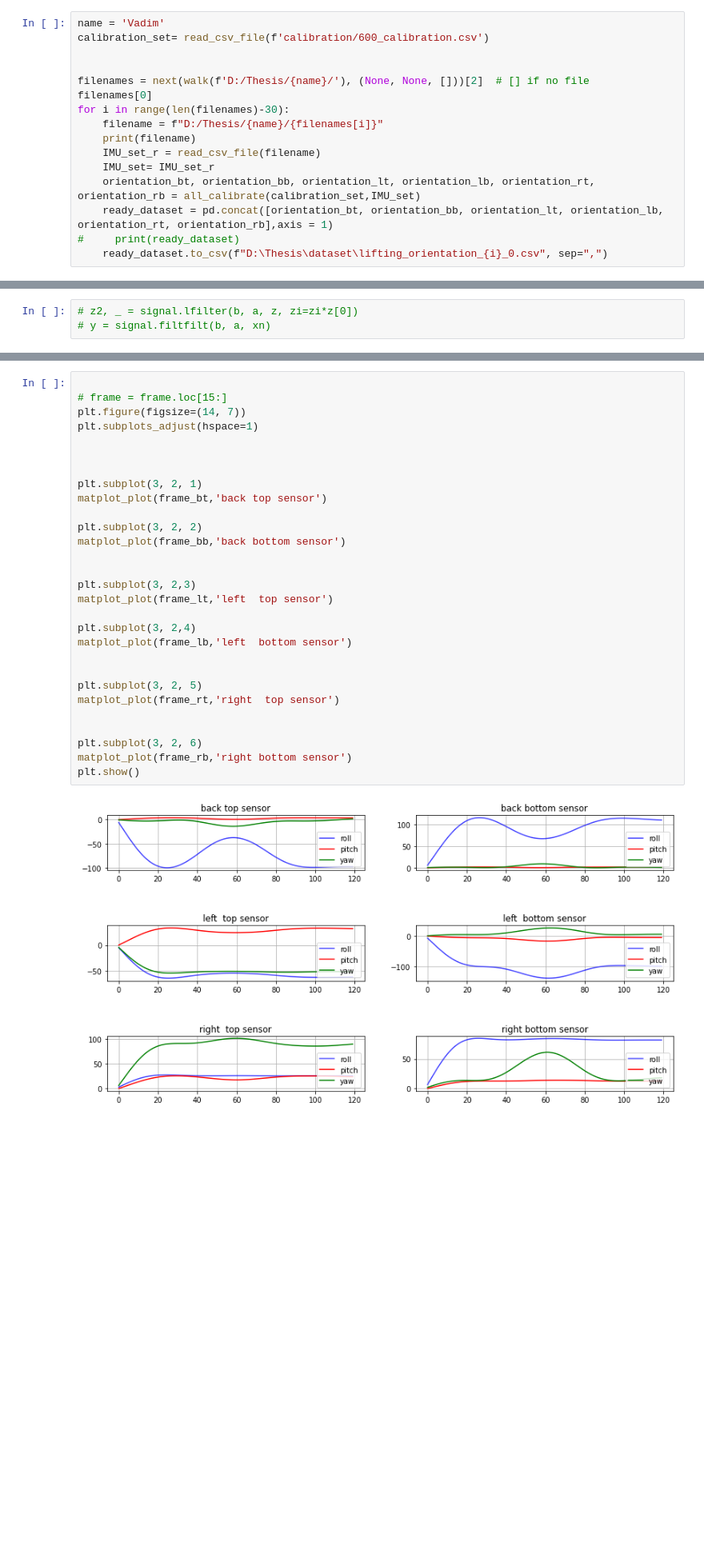
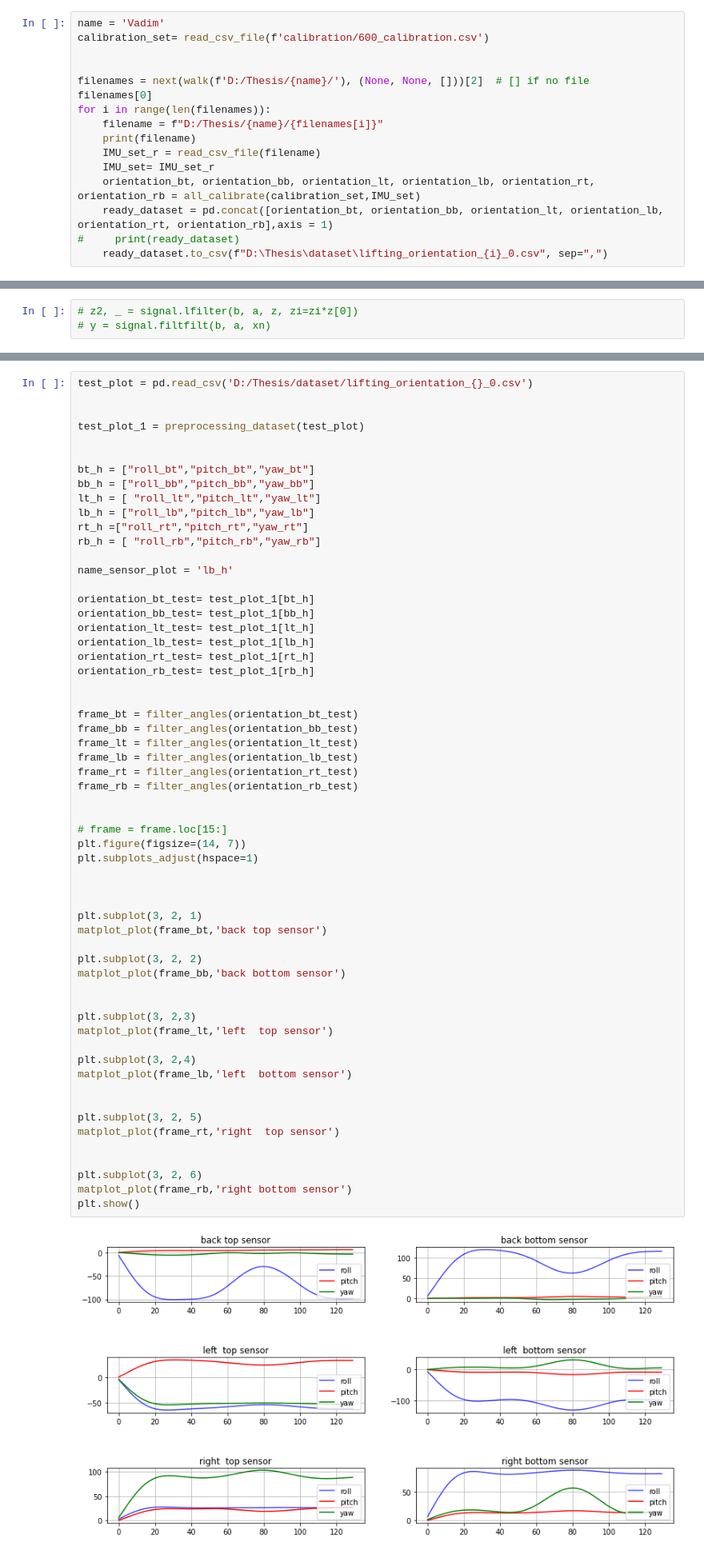
Before and after one commit to Demilaris/human_intention, a Jupyter notebook: IMU Preprocessing.ipynb, the cells around one changed output, grey strips where cells are left out. Shown at 80% size. Drawn from its saved outputs; the diff is of its cells as text; blank space fills up the shorter version.

Commit message:
-good graphs

```diff
--- a/IMU Preprocessing.ipynb
+++ b/IMU Preprocessing.ipynb
@@ -261,7 +261,7 @@ name = 'Vadim'
 
 filenames = next(walk(f'D:/Thesis/{name}/'), (None, None, []))[2]  # [] if no file
 filenames[0]
-for i in range(len(filenames)-30):
+for i in range(len(filenames)):
     filename = f"D:/Thesis/{name}/{filenames[i]}"
     print(filename)
     IMU_set_r = read_csv_file(filename)
@@ -399,34 +378,64 @@ def matplot_plot(frame,name_sensor_plot):
 # %%
+test_plot = pd.read_csv('D:/Thesis/dataset/lifting_orientation_{}_0.csv')
+
+
+test_plot_1 = preprocessing_dataset(test_plot)
+
+
+bt_h = ["roll_bt","pitch_bt","yaw_bt"]
+bb_h = ["roll_bb","pitch_bb","yaw_bb"]
+lt_h = [ "roll_lt","pitch_lt","yaw_lt"]
+lb_h = ["roll_lb","pitch_lb","yaw_lb"]
+rt_h =["roll_rt","pitch_rt","yaw_rt"]
+rb_h = [ "roll_rb","pitch_rb","yaw_rb"]
+
+name_sensor_plot = 'lb_h'
+
+orientation_bt_test= test_plot_1[bt_h]
+orientation_bb_test= test_plot_1[bb_h]
+orientation_lt_test= test_plot_1[lt_h]
+orientation_lb_test= test_plot_1[lb_h]
+orientation_rt_test= test_plot_1[rt_h]
+orientation_rb_test= test_plot_1[rb_h]
+
+
+frame_bt = filter_angles(orientation_bt_test)
+frame_bb = filter_angles(orientation_bb_test)
+frame_lt = filter_angles(orientation_lt_test)
+frame_lb = filter_angles(orientation_lb_test)
+frame_rt = filter_angles(orientation_rt_test)
+frame_rb = filter_angles(orientation_rb_test)
+
 
 # frame = frame.loc[15:]
 plt.figure(figsize=(14, 7))
 plt.subplots_adjust(hspace=1)
 
 
 
 plt.subplot(3, 2, 1)
 matplot_plot(frame_bt,'back top sensor')
 
 plt.subplot(3, 2, 2)
 matplot_plot(frame_bb,'back bottom sensor')
 
 
 plt.subplot(3, 2,3)
 matplot_plot(frame_lt,'left  top sensor')
 
 plt.subplot(3, 2,4)
 matplot_plot(frame_lb,'left  bottom sensor')
 
 
 plt.subplot(3, 2, 5)
 matplot_plot(frame_rt,'right  top sensor')
 
 
 plt.subplot(3, 2, 6)
 matplot_plot(frame_rb,'right bottom sensor')
 plt.show()
 # %% [output]
-[figure, old version]
+[figure, new version]
 # %% [markdown]
 # Orientation only with gyro
 # %%
```
Also changed, not shown: parts of 5 cells of this notebook, 2 other files.
